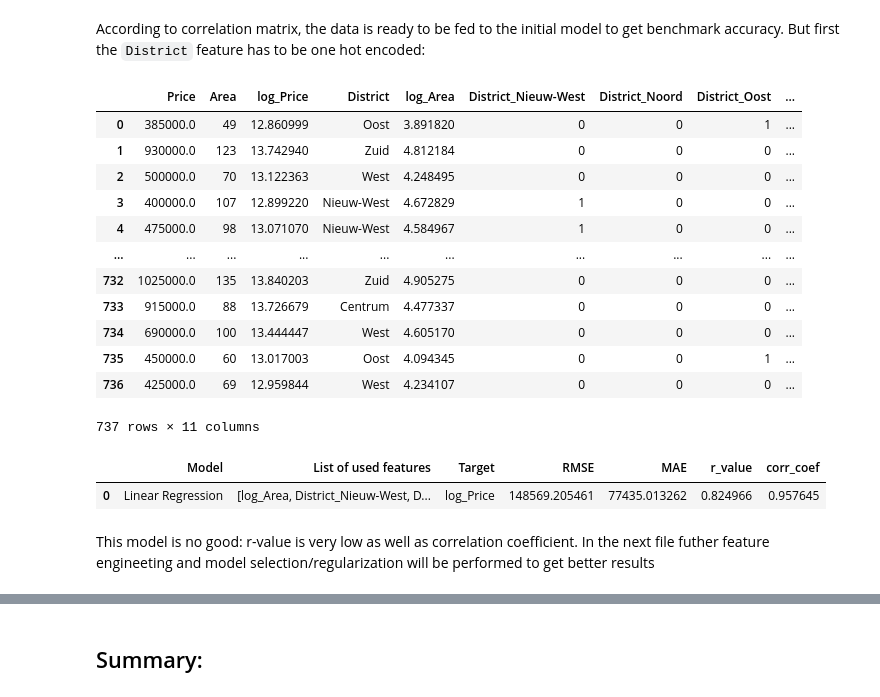
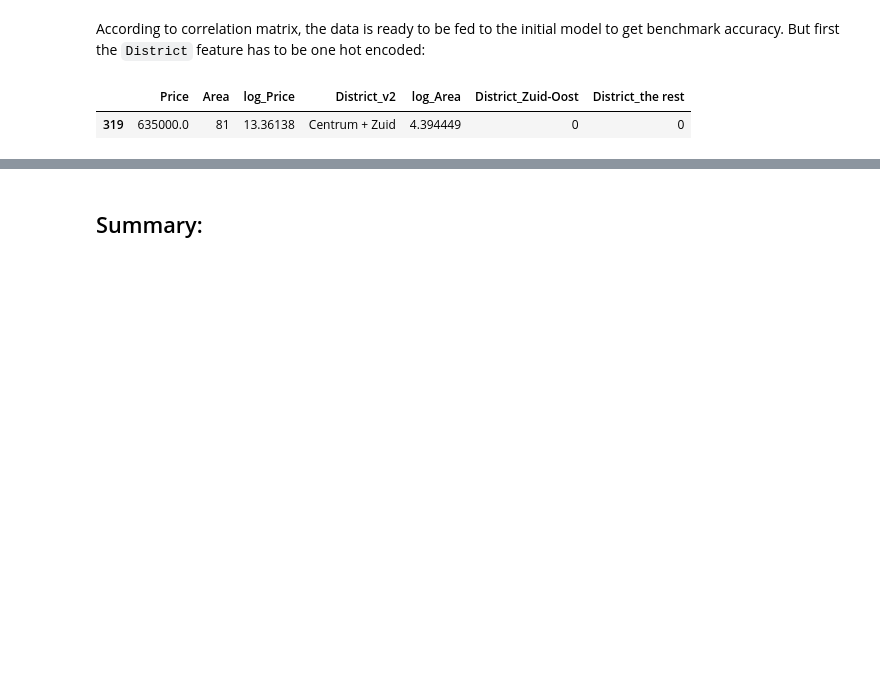
Before and after one commit to nadiia-duiunova/House_price, a Jupyter notebook: Stat inference.ipynb, the cells around one changed output, grey strips where cells are left out. Saved outputs shown, nothing was run; the diff lists cells and outputs as text; code cells hidden in the pictures; blank space fills up the shorter version.

```diff
--- a/Stat inference.ipynb
+++ b/Stat inference.ipynb
@@ -540,13 +540,18 @@ anova_df
 # %% [markdown]
 Let's analyze the plot: Centrum and Zuid are pretty simmilar, also Oost, West, Nieuw-West and Noord could be clustered together. So we'll now try 3 clusters: Centrum+Zuid, Zuid-Oost, and the rest
 # %%
-# # clustering a new way
+# clustering a new way
+data1['District_v2'] = ''
 
-# data1.loc[
-#         lambda x: x["District"].isin(['Centrum', 'Zuid']), "District"
-#     ] = "Centrum + Zuid"
+data1.loc[
+        lambda x: x["District_v1"].isin(['Centrum', 'Zuid']), "District_v2"
+    ] = "Centrum + Zuid"
 
-# data1.loc[
-#         lambda x: x["District"].isin(['Noord', 'West', 'Oost', 'Nieuw-West']), "District"
-#     ] = "the rest"
+data1.loc[
+        lambda x: x["District_v1"].isin(['Noord', 'West', 'Oost', 'Nieuw-West']), "District_v2"
+    ] = "the rest"
+
+data1.loc[
+        lambda x: x["District_v1"].isin(['Zuid-Oost']), "District_v2"
+    ] = "Zuid-Oost"
 # %%
@@ -564,6 +584,6 @@ Let's create an initial model and measure the benchmark accuracy. The model will
 # %%
 # 1. remove extra or unimportant columns
 
-data1 = data1.drop(columns=['Room', 'Lon', 'Lat', 'Price per sqm', 'Zip num'])
-data1
+train_data1 = data1.drop(columns=['Room', 'Lon', 'Lat', 'Price per sqm', 'Zip num', 'District_v1'])
+train_data1.sample()
 # %% [output]
@@ -583,13 +592,13 @@ data1
 # %%
 # 2. Normalize Area:
 
-data1['log_Area'] = np.log(data1['Area'])
+train_data1['log_Area'] = np.log(train_data1['Area'])
 data_info.loc['log_Price', 'data_type'] = 'continuous'
 data_info.loc['log_Area', 'data_type'] = 'continuous'
 data_info.loc['log_Price', 'missing values'] = 0
 data_info.loc['log_Area', 'missing values'] = 0
 
-normality_check(data1, data_info, ['log_Price', 'log_Area'])
+normality_check(train_data1, data_info, ['log_Price', 'log_Area'])
 # %% [output]
 |  | data_type | missing values | distribution | n outliers |
 | index |  |  |  |  |
@@ -637,20 +646,9 @@ correlations_df
 # %% [markdown]
 According to correlation matrix, the data is ready to be fed to the initial model to get benchmark accuracy. But first the `District` feature has to be one hot encoded:
 # %%
-district = pd.get_dummies(data1['District'], drop_first=True, dtype=int, prefix='District')
-data1 = pd.concat([data1, district], axis = 1)
-data1
+district = pd.get_dummies(train_data1['District_v2'], drop_first=True, dtype=int, prefix='District')
+train_data1 = pd.concat([train_data1, district], axis = 1)
+train_data1.sample()
 # %% [output]
-|  | Price | Area | log_Price | District | log_Area | District_Nieuw-West | District_Noord | District_Oost | ... |
-| 0 | 385000.0 | 49 | 12.860999 | Oost | 3.891820 | 0 | 0 | 1 | ... |
-| 1 | 930000.0 | 123 | 13.742940 | Zuid | 4.812184 | 0 | 0 | 0 | ... |
-| 2 | 500000.0 | 70 | 13.122363 | West | 4.248495 | 0 | 0 | 0 | ... |
-| 3 | 400000.0 | 107 | 12.899220 | Nieuw-West | 4.672829 | 1 | 0 | 0 | ... |
-| 4 | 475000.0 | 98 | 13.071070 | Nieuw-West | 4.584967 | 1 | 0 | 0 | ... |
-| ... | ... | ... | ... | ... | ... | ... | ... | ... | ... |
-| 732 | 1025000.0 | 135 | 13.840203 | Zuid | 4.905275 | 0 | 0 | 0 | ... |
-| 733 | 915000.0 | 88 | 13.726679 | Centrum | 4.477337 | 0 | 0 | 0 | ... |
-| 734 | 690000.0 | 100 | 13.444447 | West | 4.605170 | 0 | 0 | 0 | ... |
-| 735 | 450000.0 | 60 | 13.017003 | Oost | 4.094345 | 0 | 0 | 1 | ... |
-| 736 | 425000.0 | 69 | 12.959844 | West | 4.234107 | 0 | 0 | 0 | ... |
+|  | Price | Area | log_Price | District_v2 | log_Area | District_Zuid-Oost | District_the rest |
+| 319 | 635000.0 | 81 | 13.36138 | Centrum + Zuid | 4.394449 | 0 | 0 |
-737 rows × 11 columns
@@ -680,9 +668 @@ results['r_value'] = np.nan
 results['corr_coef'] = np.nan
-# %%
-rmse1, mae1, r_value1, corr1 = evaluate_model('Linear Regression', list(X1_train.columns), 'log_Price', y1_test, y1_pred, results)
-results
-# %% [output]
-|  | Model | List of used features | Target | RMSE | MAE | r_value | corr_coef |
-| 0 | Linear Regression | [log_Area, District_Nieuw-West, D... | log_Price | 148569.205461 | 77435.013262 | 0.824966 | 0.957645 |
-# %% [markdown]
-This model is no good: r-value is very low as well as correlation coefficient. In the next file futher feature engineeting and model selection/regularization will be performed to get better results
```
Also changed, not shown: parts of 23 cells of this notebook.
